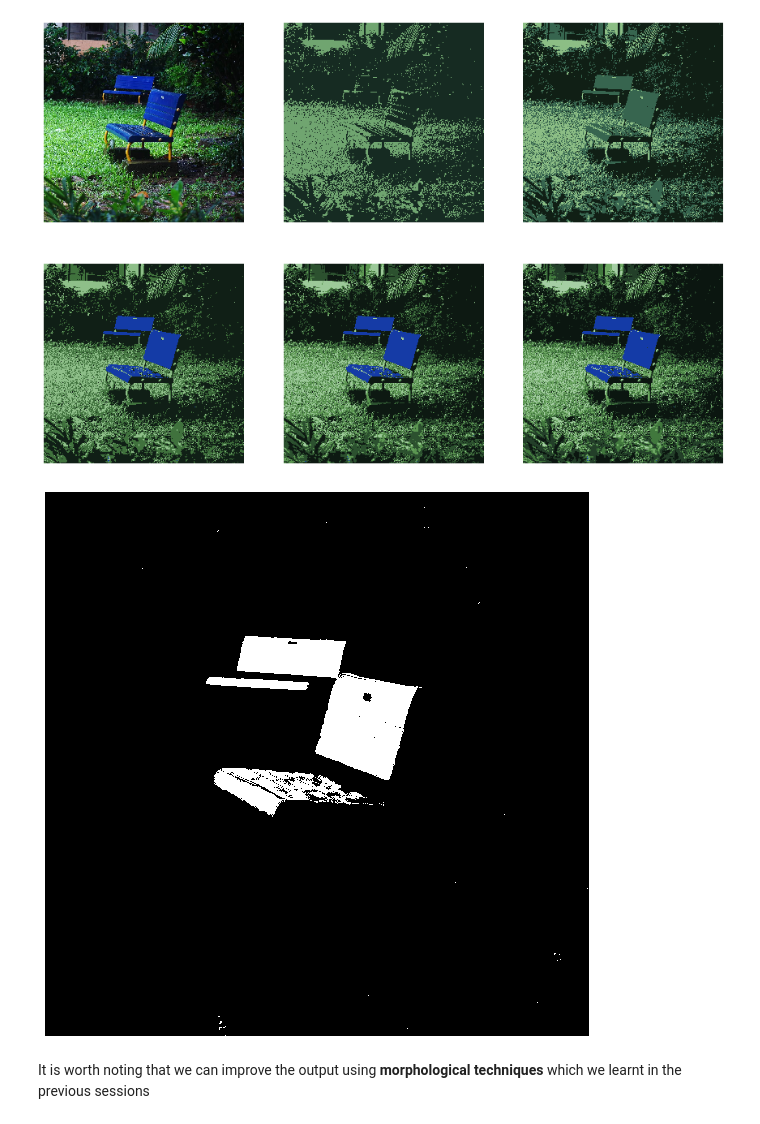
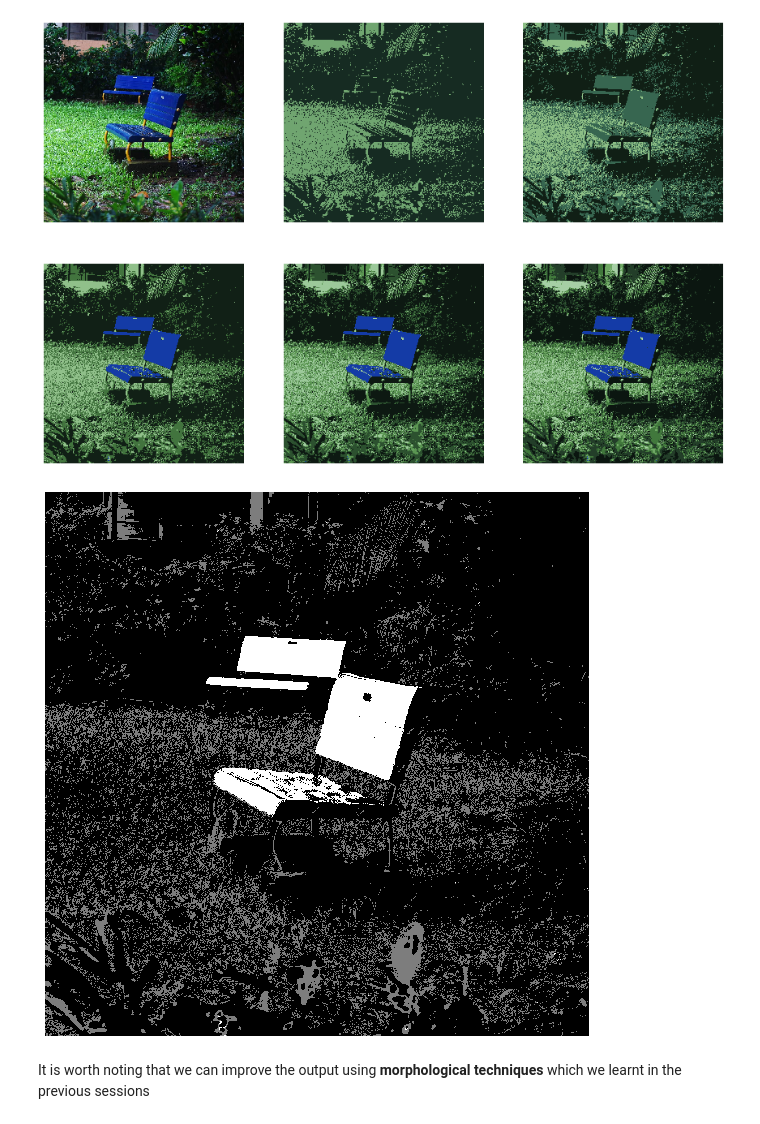
Before and after one commit to thisisashukla/computer-vision, a Jupyter notebook: 3_segmentation/01_non_contextual_techniques.ipynb, the cells around one changed output. Drawn from its saved outputs; the diff is of its cells as text; code cells hidden in the pictures.

```diff
--- a/3_segmentation/01_non_contextual_techniques.ipynb
+++ b/3_segmentation/01_non_contextual_techniques.ipynb
@@ -309,13 +372,14 @@ plt.show()
 # %% [output]
 [figure]
 # %%
-final = np.where((image_6[:, :, 2] > 150) & (image_6[:, :, 0] < 25), 255, 0)
+final = np.where((image_6[:, :, 2] > 150) & (image_6[:, :, 1] < 100) & (image_6[:, :, 0] < 100), 255,
+                 np.where((image_6[:, :, 2] < 100) & (image_6[:, :, 1] > 100) & (image_6[:, :, 0] < 100), 125, 0))
 f, ax = plt.subplots(1, 1, figsize = (10, 10))
 plt.imshow(final, cmap = 'gray')
 ax.axis('off')
 plt.show()
 # %% [output]
-[figure, old version]
+[figure, new version]
 # %% [markdown]
 It is worth noting that we can improve the output using **morphological techniques** which we learnt in the previous sessions
 # %%
```
Also changed, not shown: parts of 25 cells of this notebook, 16 other files.
